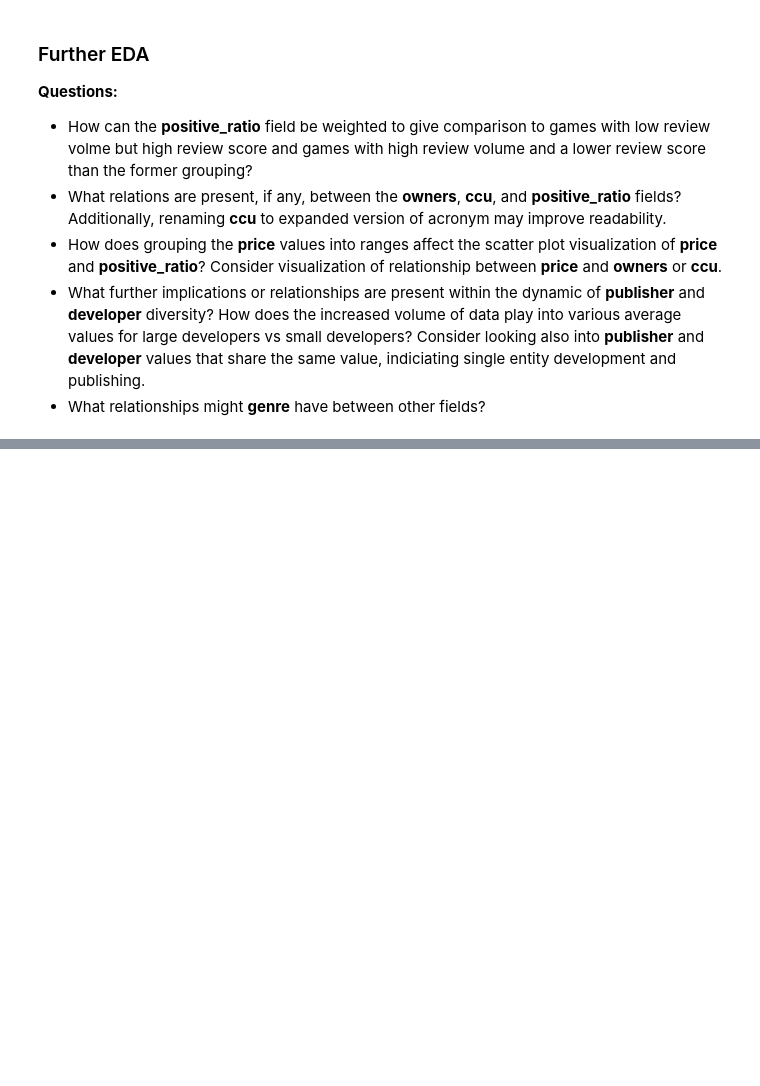
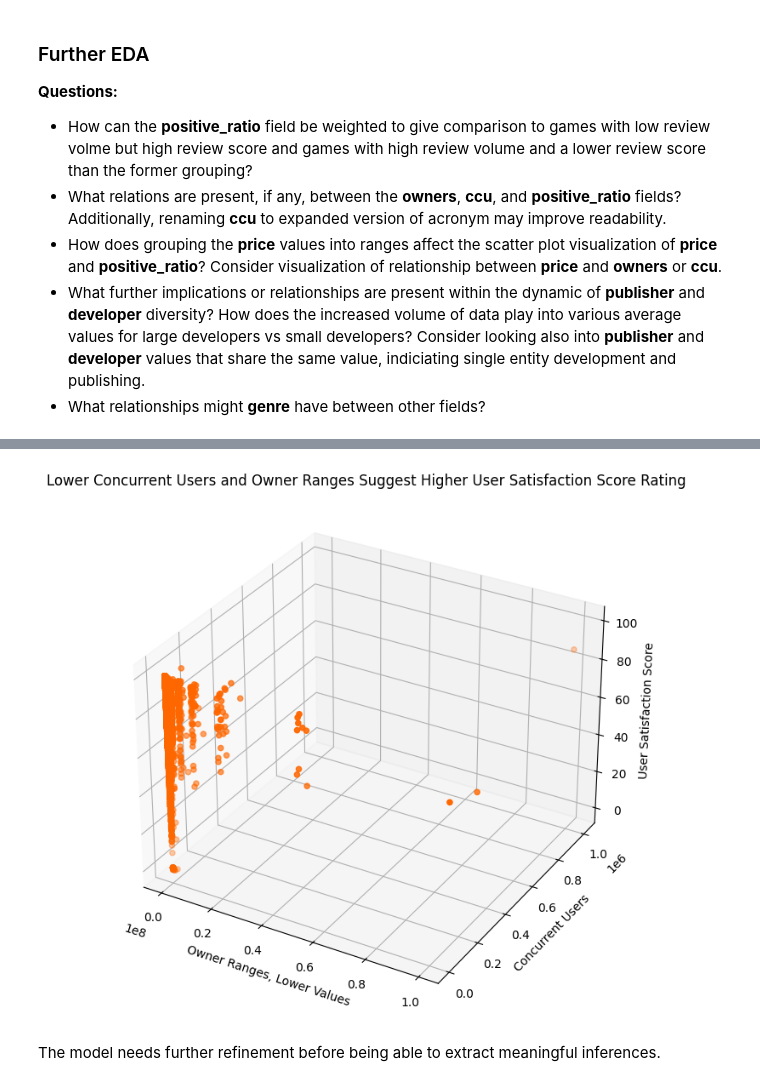
Before and after one commit to Chr-Dennis/exploring-steam-games-performance-and-review-statistics, a Jupyter notebook: notebooks/keystone.ipynb, the cells around one changed output, grey strips where cells are left out. Cells and saved outputs as stored; diff of their text form; code cells hidden in the pictures; blank space fills up the shorter version.

Commit message:
Answered first EDA, explored additional visualization with lower final value.

```diff
--- a/notebooks/keystone.ipynb
+++ b/notebooks/keystone.ipynb
@@ -588,0 +598,3 @@ Publisher volume and correlation patterns have been noted, but the more interest
+# %%
+df.rename({'ccu':'concurrent_users', 'positive_ratio':'user_score', 'average_forever':'average_all_time', 'median_forever':'median_all_time', 'price':'last_recorded_price', 'initialprice':'initial_price', 'appid':'app_id', 'name':'title'}, axis=1, inplace=True)
+df.head()
@@ -588,0 +622,4 @@ Publisher volume and correlation patterns have been noted, but the more interest
+# %%
+df['owners_lower'] = df['owners'].str.replace(',', '').str.split(' .. ').str[0].astype('int64')
+df_subset = df[['owners', 'owners_lower', 'concurrent_users', 'user_score']]
+df_subset.head(5)
@@ -588,0 +635,21 @@ Publisher volume and correlation patterns have been noted, but the more interest
+# %%
+fig = plt.figure(figsize=(8, 8))
+ax = fig.add_subplot(projection='3d')
+
+ax.scatter(
+    df_subset['owners_lower'],
+    df_subset['concurrent_users'],
+    df_subset['user_score'],
+    color = '#ff6700'
+)
+
+ax.set_xlabel('Owner Ranges, Lower Values')
+ax.set_ylabel('Concurrent Users')
+ax.set_zlabel('User Satisfaction Score')
+
+plt.title('Lower Concurrent Users and Owner Ranges Suggest Higher User Satisfaction Score Rating')
+plt.show()
+# %% [output]
+[figure, added]
+# %% [markdown]
+The model needs further refinement before being able to extract meaningful inferences.
```
Also changed, not shown: parts of 23 cells of this notebook.
